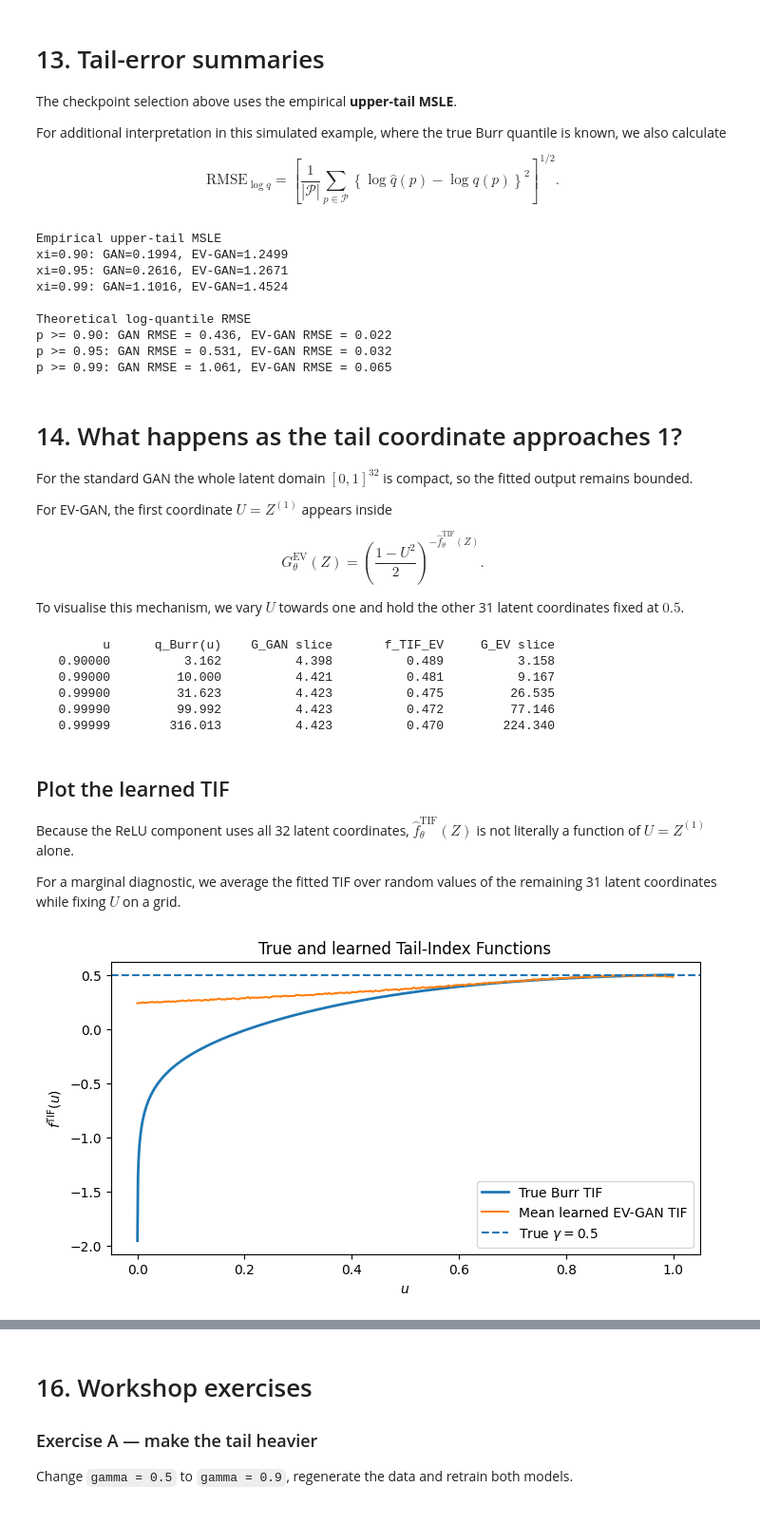
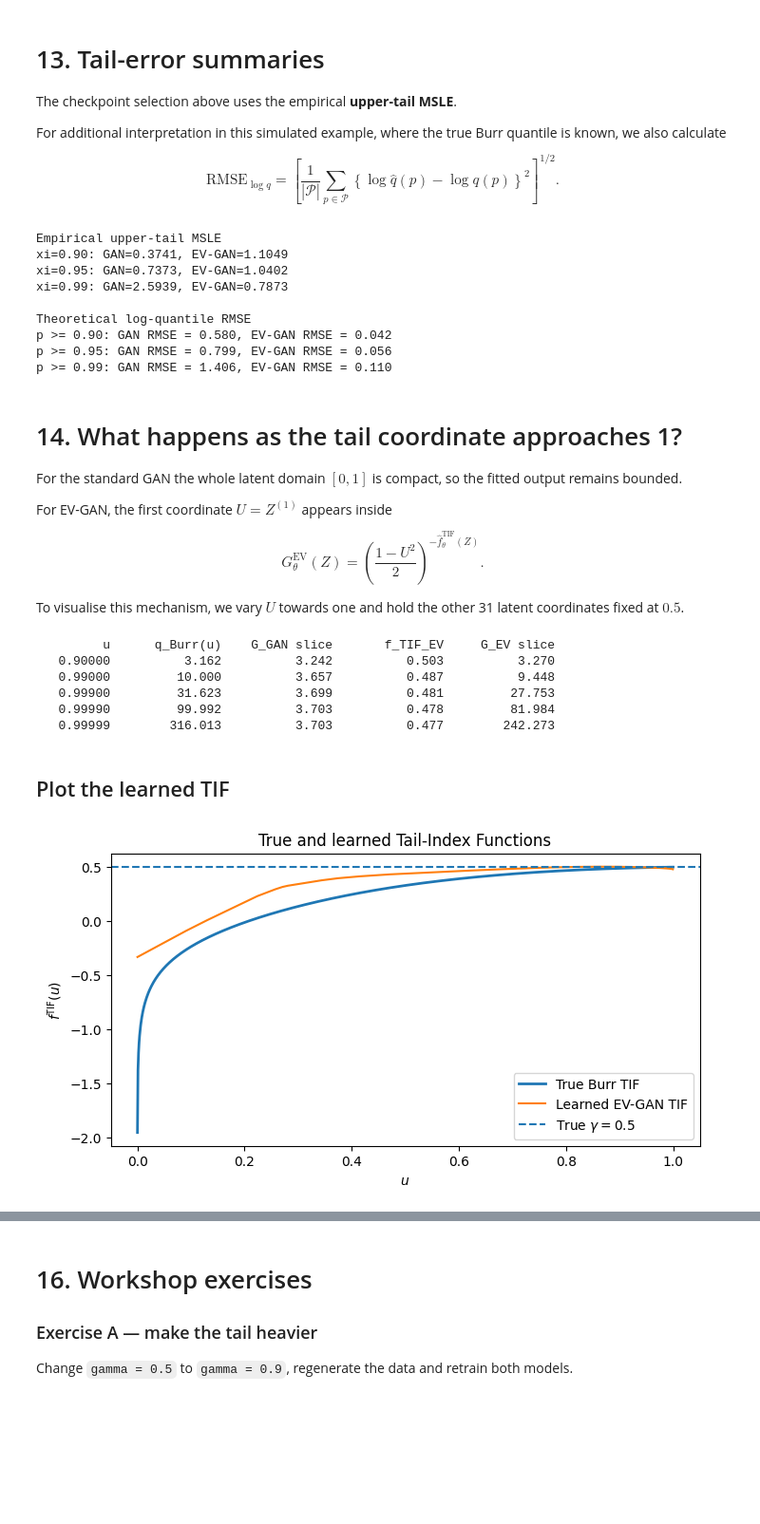
Before and after one commit to Jbrich95/GAMEX_summer_school_GANs, a Jupyter notebook: 02_evGAN_vs_standard_GAN_1d.ipynb, the cells around one changed output, grey strips where cells are left out. Shown at 95% size. Saved outputs shown, nothing was run; the diff lists cells and outputs as text; code cells hidden in the pictures; blank space fills up the shorter version.

```diff
--- a/02_evGAN_vs_standard_GAN_1d.ipynb
+++ b/02_evGAN_vs_standard_GAN_1d.ipynb
@@ -104,7 +104,7 @@ We also use $n=10{,}000$ observations.
 gamma = 0.5
 rho = -3.0
 
-d_prime = 32
+d_prime = 1
 J_G = 64
 J_D = 32
 
@@ -112,7 +112,7 @@ BATCH_SIZE = 32
 LR_G = 5e-4
 LR_D = 5e-4
 
-N_STEPS = 5000
+N_STEPS = 3000
 CHECK_EVERY = 250
 SEEDS = [123, 456, 789]
 
@@ -1362,18 +1457,18 @@ for threshold in [0.90, 0.95, 0.99]:
     )
 # %% [output]
 Empirical upper-tail MSLE
-xi=0.90: GAN=0.1994, EV-GAN=1.2499
-xi=0.95: GAN=0.2616, EV-GAN=1.2671
-xi=0.99: GAN=1.1016, EV-GAN=1.4524
+xi=0.90: GAN=0.3741, EV-GAN=1.1049
+xi=0.95: GAN=0.7373, EV-GAN=1.0402
+xi=0.99: GAN=2.5939, EV-GAN=0.7873
 
 Theoretical log-quantile RMSE
-p >= 0.90: GAN RMSE = 0.436, EV-GAN RMSE = 0.022
-p >= 0.95: GAN RMSE = 0.531, EV-GAN RMSE = 0.032
-p >= 0.99: GAN RMSE = 1.061, EV-GAN RMSE = 0.065
+p >= 0.90: GAN RMSE = 0.580, EV-GAN RMSE = 0.042
+p >= 0.95: GAN RMSE = 0.799, EV-GAN RMSE = 0.056
+p >= 0.99: GAN RMSE = 1.406, EV-GAN RMSE = 0.110
 # %% [markdown]
 # 14. What happens as the tail coordinate approaches 1?
 
-For the standard GAN the whole latent domain $[0,1]^{32}$ is compact, so the fitted output remains bounded.
+For the standard GAN the whole latent domain $[0,1]$ is compact, so the fitted output remains bounded.
 
 For EV-GAN, the first coordinate $U=Z^{(1)}$ appears inside
 
@@ -1433,17 +1528,13 @@ for u, gs, ft, ge in zip(
     )
 # %% [output]
          u      q_Burr(u)    G_GAN slice       f_TIF_EV     G_EV slice
-   0.90000          3.162          4.398          0.489          3.158
-   0.99000         10.000          4.421          0.481          9.167
-   0.99900         31.623          4.423          0.475         26.535
-   0.99990         99.992          4.423          0.472         77.146
-   0.99999        316.013          4.423          0.470        224.340
+   0.90000          3.162          3.242          0.503          3.270
+   0.99000         10.000          3.657          0.487          9.448
+   0.99900         31.623          3.699          0.481         27.753
+   0.99990         99.992          3.703          0.478         81.984
+   0.99999        316.013          3.703          0.477        242.273
 # %% [markdown]
 ## Plot the learned TIF
-
-Because the ReLU component uses all 32 latent coordinates, $\widehat f_\theta^{\mathrm{TIF}}(Z)$ is not literally a function of $U=Z^{(1)}$ alone.
-
-For a marginal diagnostic, we average the fitted TIF over random values of the remaining 31 latent coordinates while fixing $U$ on a grid.
 # %%
 u_plot = torch.linspace(
     1e-4,
@@ -1452,54 +1543,47 @@ u_plot = torch.linspace(
     device=device
 )
 
-n_mc = 128
-
-z_plot = torch.rand(
-    len(u_plot) * n_mc,
-    d_prime,
-    device=device
-)
-z_plot[:, 0] = u_plot.repeat_interleave(n_mc)
+# For d' = 1, the latent vector is just u itself
+z_plot = u_plot.reshape(-1, 1)
 
 with torch.no_grad():
-    learned_tif_mc = (
+    learned_tif = (
         G_ev.corrected_tif(z_plot)
-        .reshape(len(u_plot), n_mc)
-        .mean(dim=1)
+        .squeeze(-1)
         .cpu()
         .numpy()
     )
 
 u_plot_np = u_plot.cpu().numpy()
 
 plt.figure(figsize=(8, 4))
 
 plt.plot(
     u_grid,
     f_tif_true,
     label="True Burr TIF",
     linewidth=2
 )
 
 plt.plot(
     u_plot_np,
-    learned_tif_mc,
-    label="Mean learned EV-GAN TIF"
+    learned_tif,
+    label="Learned EV-GAN TIF"
 )
 
 plt.axhline(
     gamma,
     linestyle="--",
     label=rf"True $\gamma={gamma}$"
 )
 
 plt.xlabel(r"$u$")
 plt.ylabel(r"$f^{\mathrm{TIF}}(u)$")
 plt.title("True and learned Tail-Index Functions")
 plt.legend()
 plt.show()
 # %% [output]
-[figure, old version]
+[figure, new version]
 # %% [markdown]
 # 15. Main lesson
 
```
Also changed, not shown: parts of 19 cells of this notebook, 2 other files.
